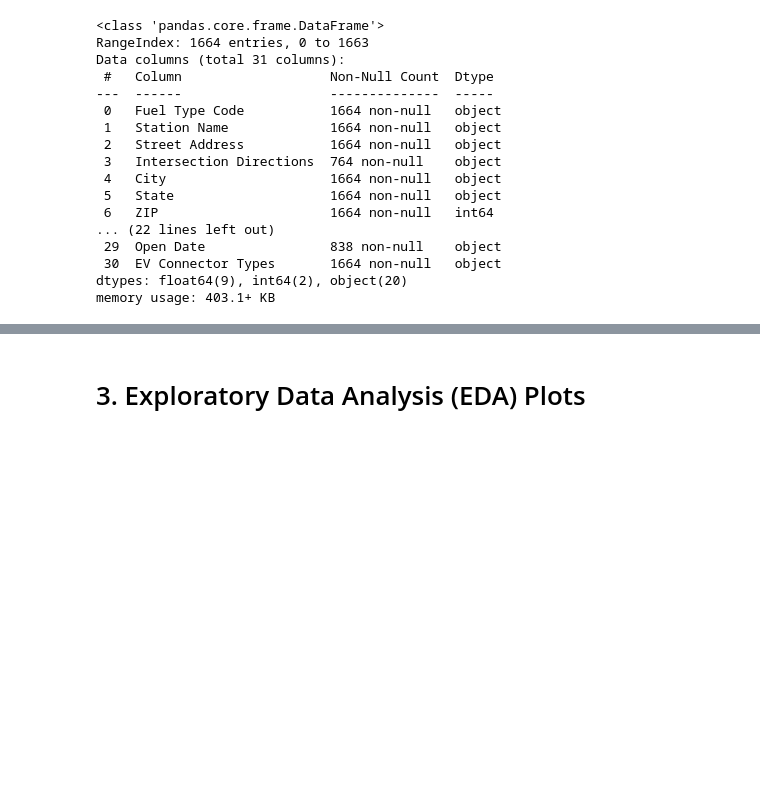
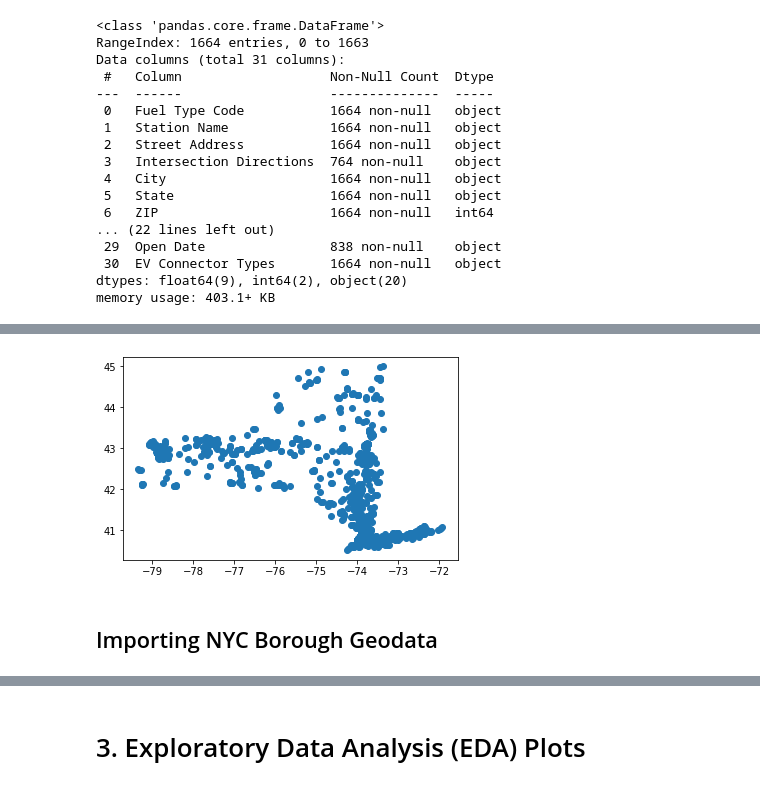
Before and after one commit to katkim0307/pratt-savi-810-2020-03-assignment_03, a Jupyter notebook: assignment_03.ipynb, the cells around one changed output, grey strips where cells are left out. Saved outputs shown, nothing was run; the diff lists cells and outputs as text; code cells hidden in the pictures; blank space fills up the shorter version.

```diff
--- a/assignment_03.ipynb
+++ b/assignment_03.ipynb
@@ -168,4 +172,4 @@ memory usage: 403.1+ KB
 # %%
 df['Count'] = 1
-df['City Title'] = df['City'].str.title()  # 'clifton park', 'new york', 'rochester' not capitalized
-df.head()
+# df['City Title'] = df['City'].str.title()  # 'clifton park', 'new york', 'rochester' not capitalized
+# df.head()
@@ -179,0 +188,4 @@ df.head()
+# %%
+df['Geometry']=df.apply(lambda row:Point(row['Longitude'], row['Latitude']), axis=1)
+
+df.head()
@@ -179,0 +200,8 @@ df.head()
+# %%
+gdf = GeoDataFrame(df, geometry = 'Geometry')
+
+gdf.plot();
+# %% [output]
+[figure, added]
+# %% [markdown]
+## Importing NYC Borough Geodata
```
Also changed, not shown: parts of 25 cells of this notebook.
